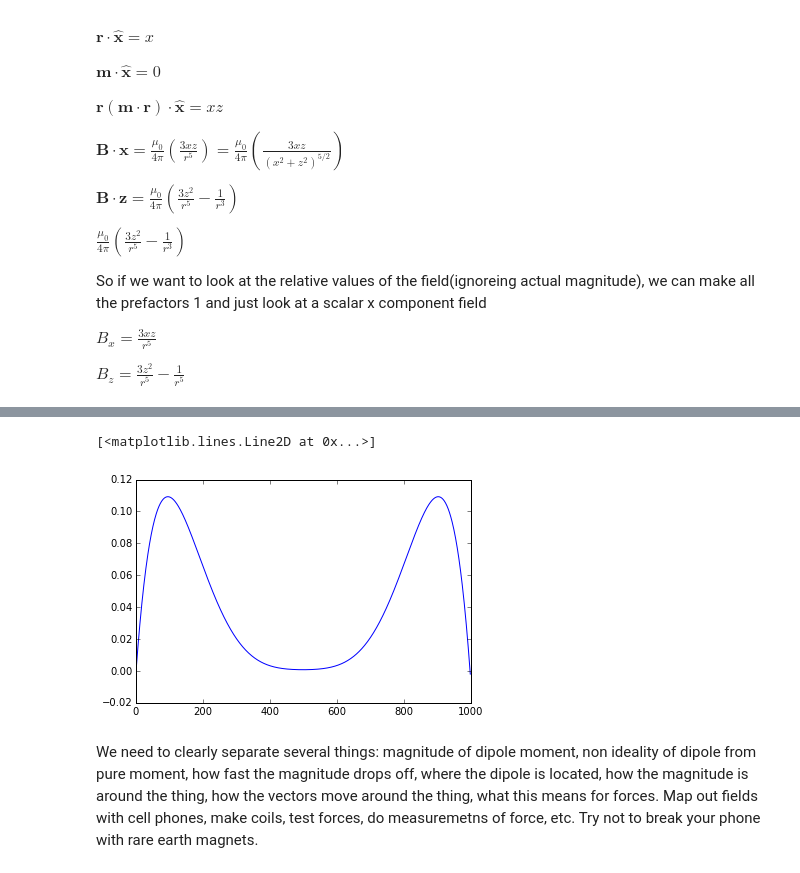
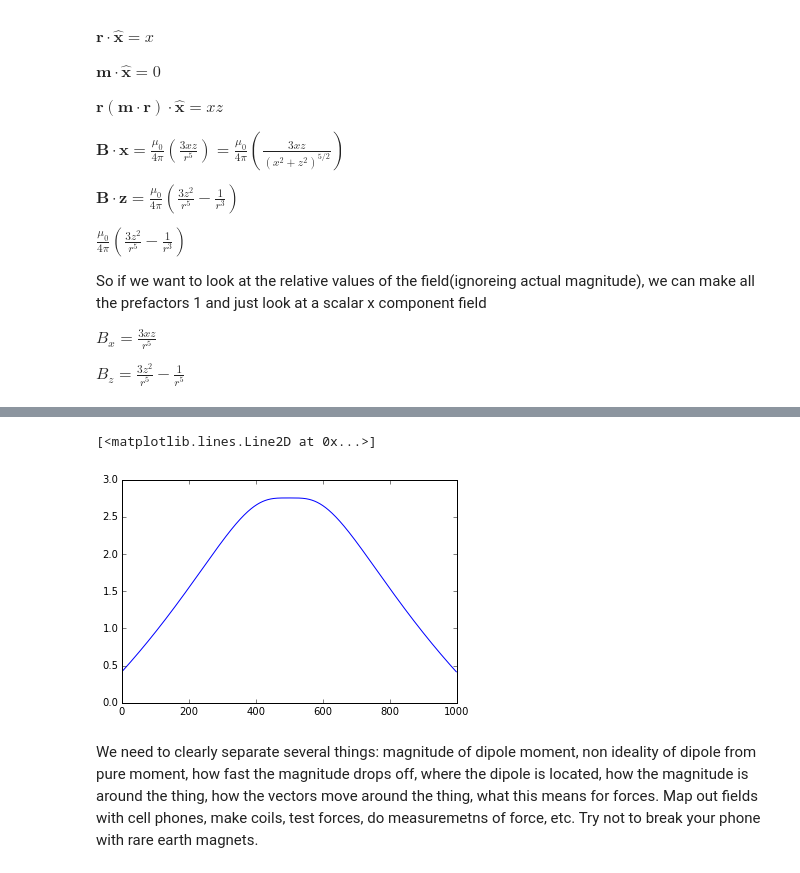
Before and after one commit to LafeLabs/PostCapitalistIndustry, a Jupyter notebook: jupyterNotebooks/Fields/BasicDipoleField.ipynb, the cells around one changed output, grey strips where cells are left out. Drawn from its saved outputs; the diff is of its cells as text; code cells hidden in the pictures.

```diff
--- a/jupyterNotebooks/Fields/BasicDipoleField.ipynb
+++ b/jupyterNotebooks/Fields/BasicDipoleField.ipynb
@@ -55,8 +54,8 @@ colorbar()
-# %%
-plot(log10(B_mag[400,:])*r[400,:]**5)
-# %% [output]
-[<matplotlib.lines.Line2D at 0x...>]
-[figure, removed]
+# %%
+plot(log(B_mag[:,300]))
+# %% [output]
+[<matplotlib.lines.Line2D at 0x...>]
+[figure, added]
 # %% [markdown]
 We need to clearly separate several things: magnitude of dipole moment, non ideality of dipole from pure moment, how fast the magnitude drops off, where the dipole is located, how the magnitude is around the thing, how the vectors move around the thing, what this means for forces.  Map out fields with cell phones, make coils, test forces, do measuremetns of force, etc. Try not to break your phone with rare earth magnets.
 # %%
```
Also changed, not shown: parts of 1 cell of this notebook, 4 other files.
